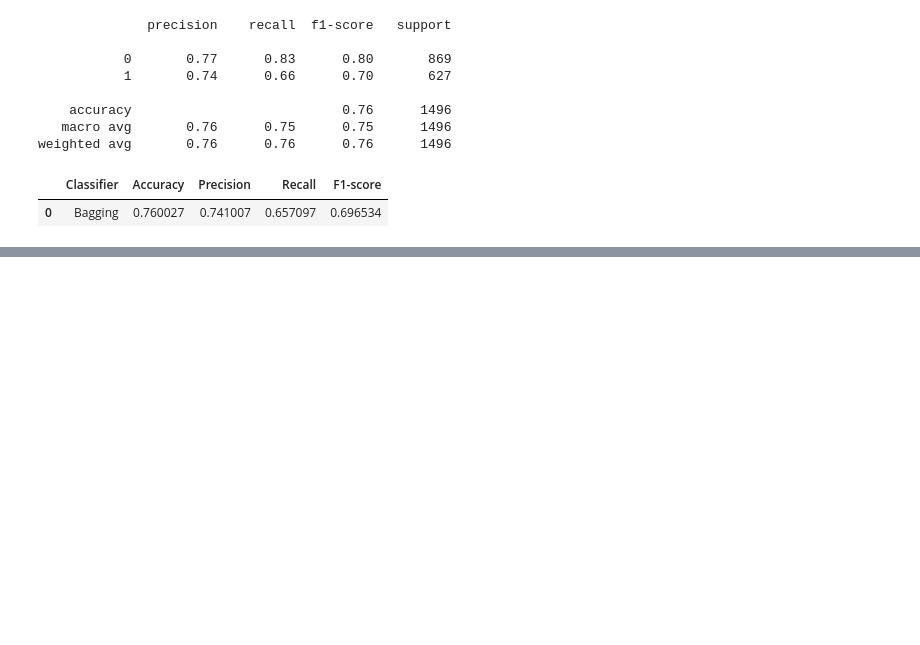
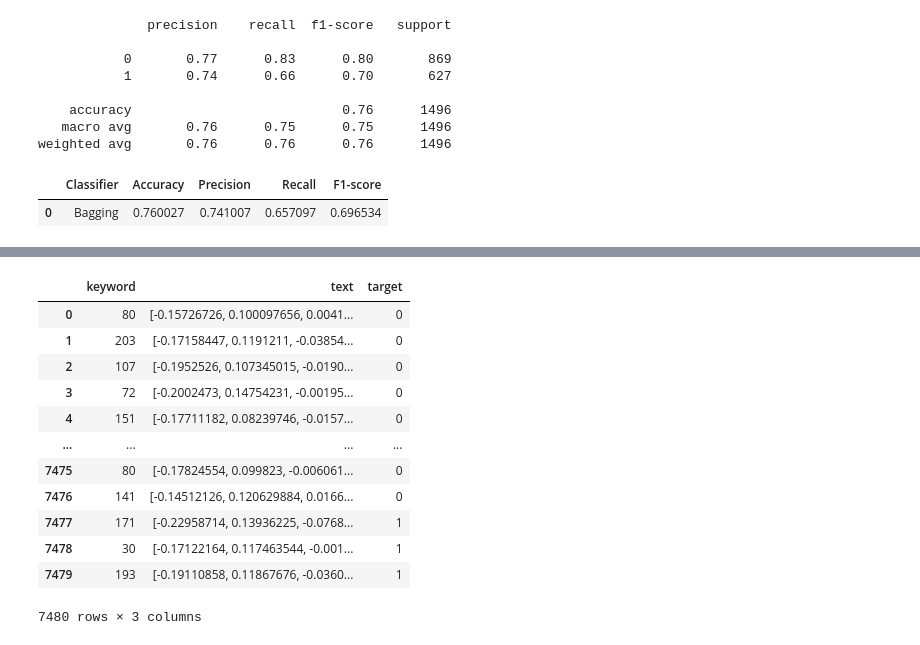
Before and after one commit to MoHassan01/NLP-Twitter-Disaster-Classifier, a Jupyter notebook: main.ipynb, the cells around one changed output, grey strips where cells are left out. Saved outputs shown, nothing was run; the diff lists cells and outputs as text; code cells hidden in the pictures; blank space fills up the shorter version.

```diff
--- a/main.ipynb
+++ b/main.ipynb
@@ -574,0 +611,16 @@ weighted avg       0.76      0.76      0.76      1496
+# %%
+df_w2v
+# %% [output]
+|  | keyword | text | target |
+| 0 | 80 | [-0.15726726, 0.100097656, 0.0041... | 0 |
+| 1 | 203 | [-0.17158447, 0.1191211, -0.03854... | 0 |
+| 2 | 107 | [-0.1952526, 0.107345015, -0.0190... | 0 |
+| 3 | 72 | [-0.2002473, 0.14754231, -0.00195... | 0 |
+| 4 | 151 | [-0.17711182, 0.08239746, -0.0157... | 0 |
+| ... | ... | ... | ... |
+| 7475 | 80 | [-0.17824554, 0.099823, -0.006061... | 0 |
+| 7476 | 141 | [-0.14512126, 0.120629884, 0.0166... | 0 |
+| 7477 | 171 | [-0.22958714, 0.13936225, -0.0768... | 1 |
+| 7478 | 30 | [-0.17122164, 0.117463544, -0.001... | 1 |
+| 7479 | 193 | [-0.19110858, 0.11867676, -0.0360... | 1 |
+7480 rows × 3 columns
```
Also changed, not shown: parts of 15 cells of this notebook.
